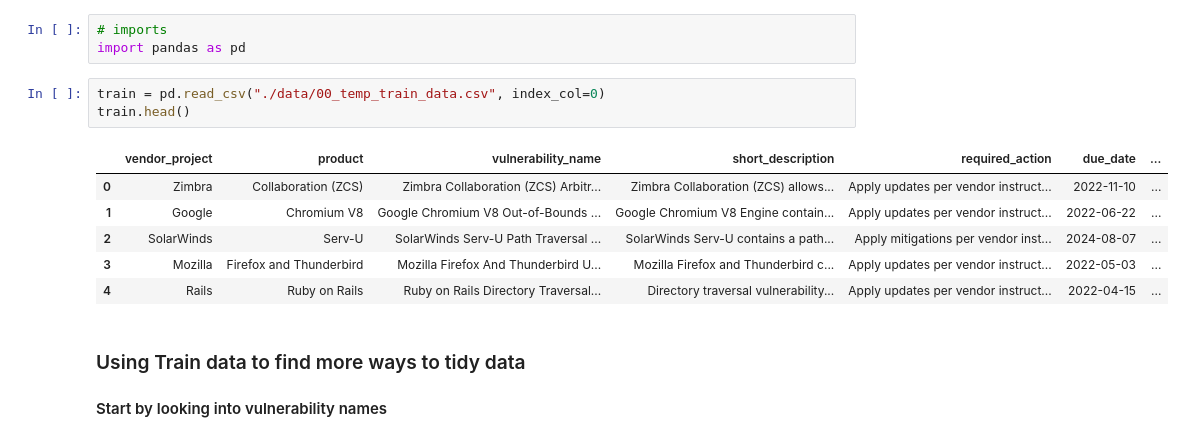
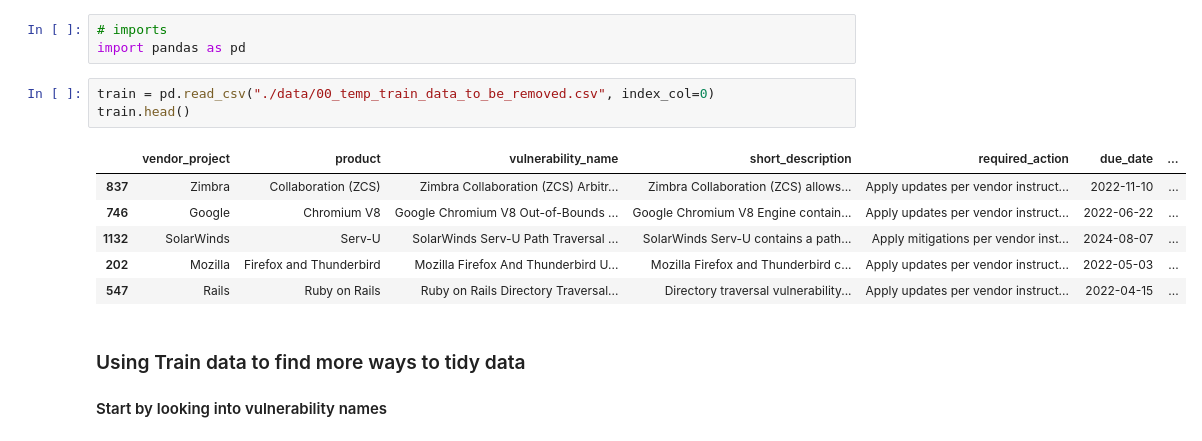
Before and after one commit to MigashaneVictoire/kev, a Jupyter notebook: explore.ipynb, the cells around one changed output. Cells and saved outputs as stored; diff of their text form.

```diff
--- a/explore.ipynb
+++ b/explore.ipynb
@@ -6,15 +6,15 @@ Here I will explore relationships between the different features in my data.
 # imports
 import pandas as pd
 # %%
-train = pd.read_csv("./data/00_temp_train_data.csv", index_col=0)
+train = pd.read_csv("./data/00_temp_train_data_to_be_removed.csv", index_col=0)
 train.head()
 # %% [output]
 |  | vendor_project | product | vulnerability_name | short_description | required_action | due_date | ... |
-| 0 | Zimbra | Collaboration (ZCS) | Zimbra Collaboration (ZCS) Arbitr... | Zimbra Collaboration (ZCS) allows... | Apply updates per vendor instruct... | 2022-11-10 | ... |
-| 1 | Google | Chromium V8 | Google Chromium V8 Out-of-Bounds ... | Google Chromium V8 Engine contain... | Apply updates per vendor instruct... | 2022-06-22 | ... |
-| 2 | SolarWinds | Serv-U | SolarWinds Serv-U Path Traversal ... | SolarWinds Serv-U contains a path... | Apply mitigations per vendor inst... | 2024-08-07 | ... |
-| 3 | Mozilla | Firefox and Thunderbird | Mozilla Firefox And Thunderbird U... | Mozilla Firefox and Thunderbird c... | Apply updates per vendor instruct... | 2022-05-03 | ... |
-| 4 | Rails | Ruby on Rails | Ruby on Rails Directory Traversal... | Directory traversal vulnerability... | Apply updates per vendor instruct... | 2022-04-15 | ... |
+| 837 | Zimbra | Collaboration (ZCS) | Zimbra Collaboration (ZCS) Arbitr... | Zimbra Collaboration (ZCS) allows... | Apply updates per vendor instruct... | 2022-11-10 | ... |
+| 746 | Google | Chromium V8 | Google Chromium V8 Out-of-Bounds ... | Google Chromium V8 Engine contain... | Apply updates per vendor instruct... | 2022-06-22 | ... |
+| 1132 | SolarWinds | Serv-U | SolarWinds Serv-U Path Traversal ... | SolarWinds Serv-U contains a path... | Apply mitigations per vendor inst... | 2024-08-07 | ... |
+| 202 | Mozilla | Firefox and Thunderbird | Mozilla Firefox And Thunderbird U... | Mozilla Firefox and Thunderbird c... | Apply updates per vendor instruct... | 2022-05-03 | ... |
+| 547 | Rails | Ruby on Rails | Ruby on Rails Directory Traversal... | Directory traversal vulnerability... | Apply updates per vendor instruct... | 2022-04-15 | ... |
 # %% [markdown]
 ### Using Train data to find more ways to tidy data
 
```
Also changed, not shown: parts of 2 cells of this notebook, 1 other file.
